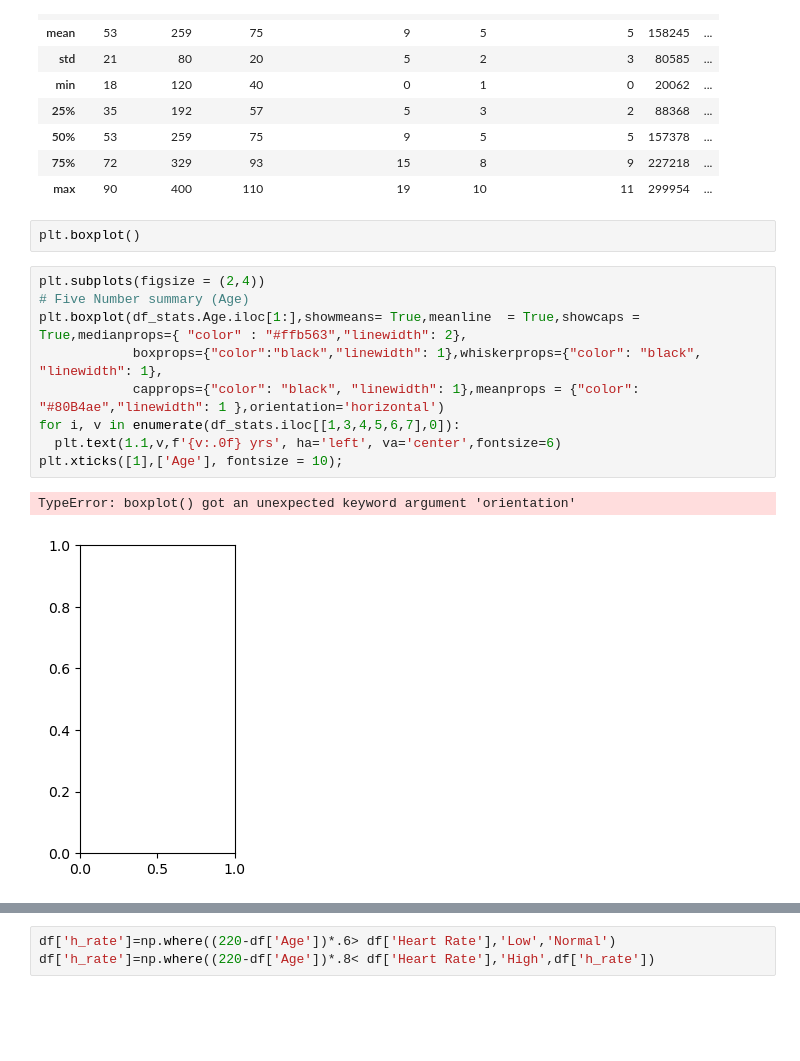
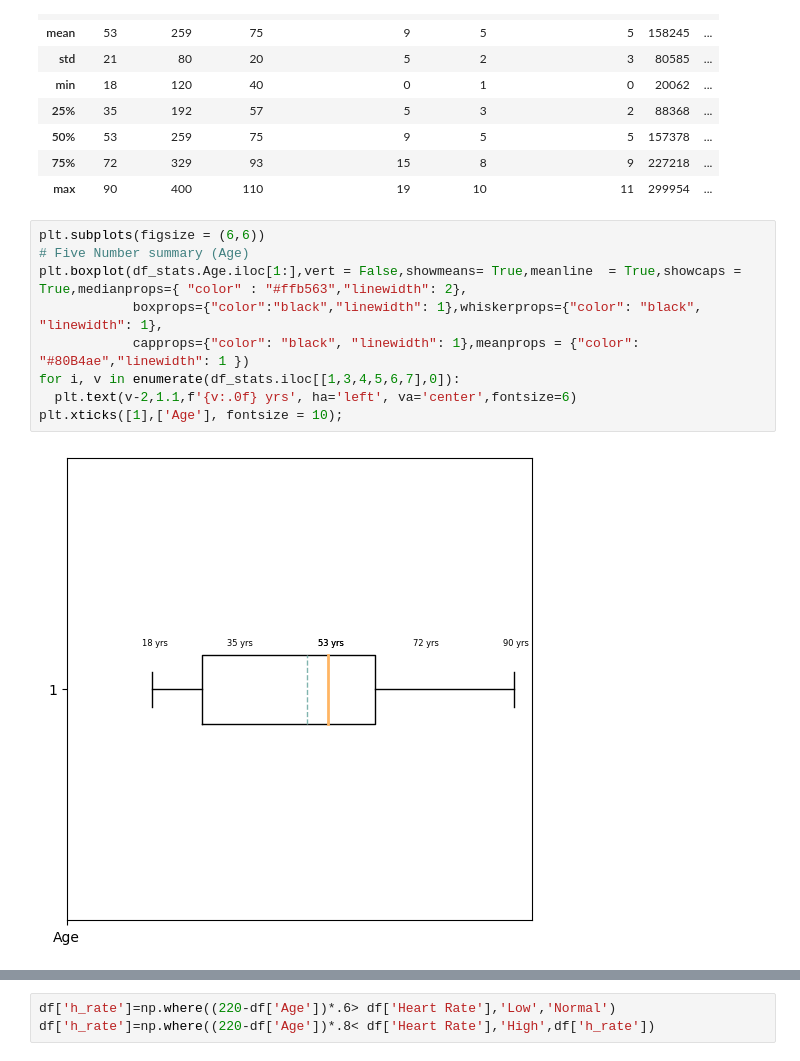
Before and after one commit to hend-a-ghafour/Heart_Attack_Risk_Analysis, a Jupyter notebook: Heart_Attack_Risk_Analysis.ipynb, the cells around one changed output, grey strips where cells are left out. Cells and saved outputs as stored; diff of their text form; blank space fills up the shorter version.

Commit message:
Editing the box plot

```diff
--- a/Heart_Attack_Risk_Analysis.ipynb
+++ b/Heart_Attack_Risk_Analysis.ipynb
@@ -217,20 +217,17 @@ df_stats
 | 50% | 53 | 259 | 75 | 9 | 5 | 5 | 157378 | ... |
 | 75% | 72 | 329 | 93 | 15 | 8 | 9 | 227218 | ... |
 | max | 90 | 400 | 110 | 19 | 10 | 11 | 299954 | ... |
-# %%
-plt.boxplot()
 # %%
-plt.subplots(figsize = (2,4))
+plt.subplots(figsize = (6,6))
 # Five Number summary (Age)
-plt.boxplot(df_stats.Age.iloc[1:],showmeans= True,meanline  = True,showcaps = True,medianprops={ "color" : "#ffb563","linewidth": 2},
+plt.boxplot(df_stats.Age.iloc[1:],vert = False,showmeans= True,meanline  = True,showcaps = True,medianprops={ "color" : "#ffb563","linewidth": 2},
             boxprops={"color":"black","linewidth": 1},whiskerprops={"color": "black", "linewidth": 1},
-            capprops={"color": "black", "linewidth": 1},meanprops = {"color": "#80B4ae","linewidth": 1 },orientation='horizontal')
+            capprops={"color": "black", "linewidth": 1},meanprops = {"color": "#80B4ae","linewidth": 1 })
 for i, v in enumerate(df_stats.iloc[[1,3,4,5,6,7],0]):
-  plt.text(1.1,v,f'{v:.0f} yrs', ha='left', va='center',fontsize=6)
+  plt.text(v-2,1.1,f'{v:.0f} yrs', ha='left', va='center',fontsize=6)
 plt.xticks([1],['Age'], fontsize = 10);
 # %% [output]
-TypeError: boxplot() got an unexpected keyword argument 'orientation'
-[figure, old version]
+[figure, new version]
 # %%
 plt.subplots(figsize = (4,1.5))
 sns.boxplot(x=df_stats.Age.iloc[1:],showmeans= True,meanline  = True,showcaps = True, color="white", width=.2,medianprops={ "color" : "#ffb563","linewidth": 2},
```
Also changed, not shown: parts of 1 cell of this notebook.
